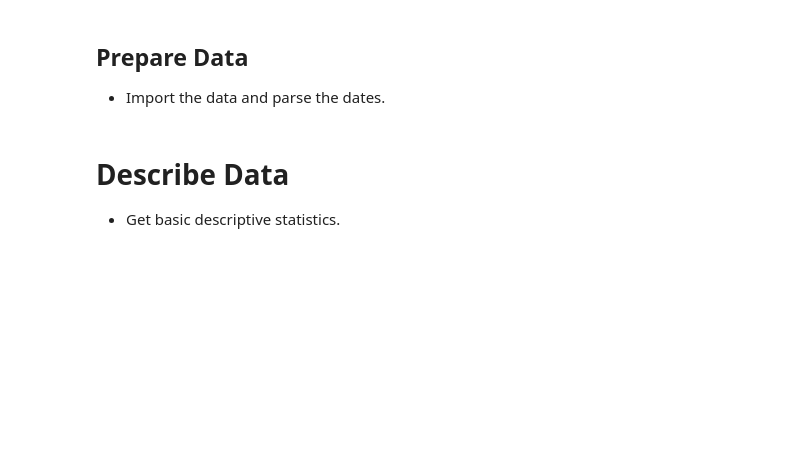
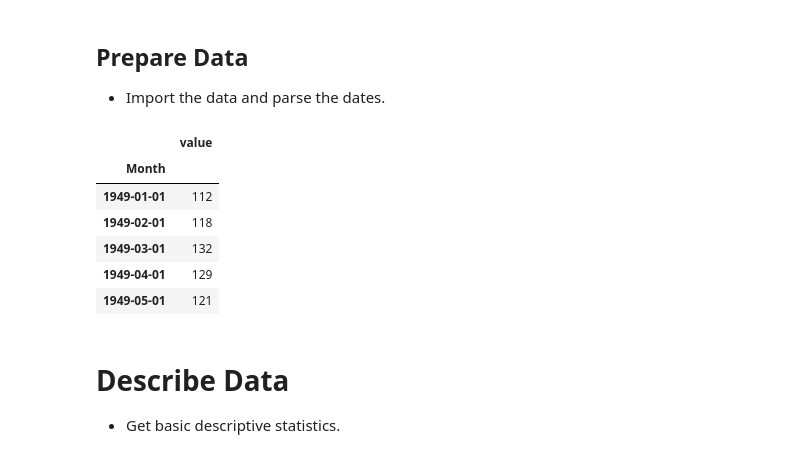
Before and after one commit to rwcitek/Data-Science-Foundations-Data-Mining-in-Python, a Jupyter notebook: Ex_Files_Data_Mining_Python_R/Exercise Files/AirPassengers.ipynb, the cells around one changed output. Drawn from its saved outputs; the diff is of its cells as text; code cells hidden in the pictures; blank space fills up the shorter version.

```diff
--- a/Ex_Files_Data_Mining_Python_R/Exercise Files/AirPassengers.ipynb
+++ b/Ex_Files_Data_Mining_Python_R/Exercise Files/AirPassengers.ipynb
@@ -39,3 +60,25 @@ df.head()
+# %%
+df = (
+  data.data
+  .set_index("time")
+  .assign( Month = lambda x:
+    pd.to_datetime(
+      x.index.astype(int).astype(str) + '-' +
+      ((x.index - x.index.astype(int)) * 12 + 1.1 ).astype(int).astype(str),
+      format='%Y-%m',
+    )
+  )
+  .set_index("Month")
+)
+df.head()
+# %% [output]
+|  | value |
+| Month |  |
+| 1949-01-01 | 112 |
+| 1949-02-01 | 118 |
+| 1949-03-01 | 132 |
+| 1949-04-01 | 129 |
+| 1949-05-01 | 121 |
 # %% [markdown]
 # Describe Data
 
```
Also changed, not shown: parts of 6 cells of this notebook.
